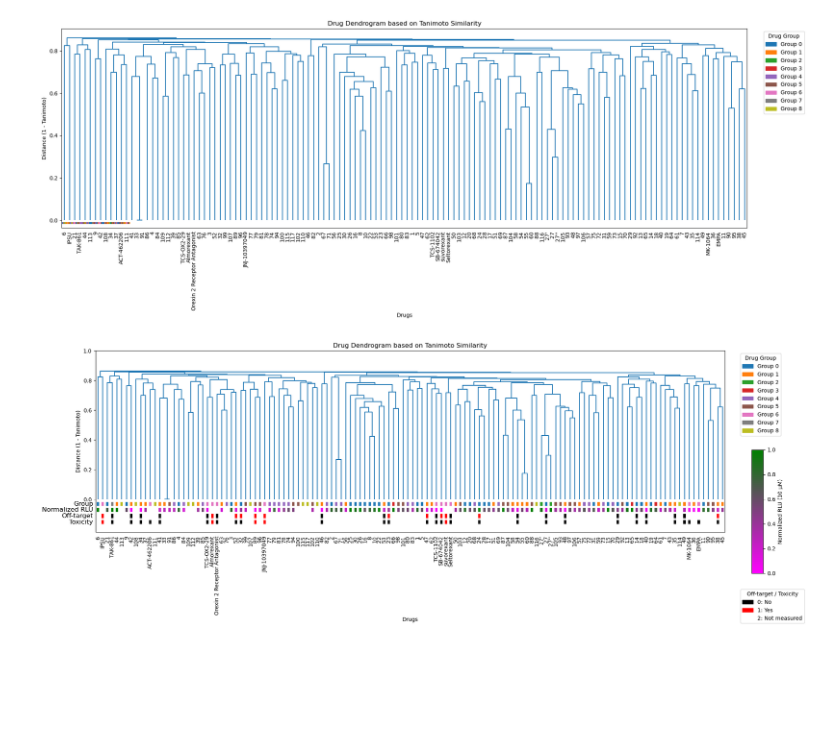
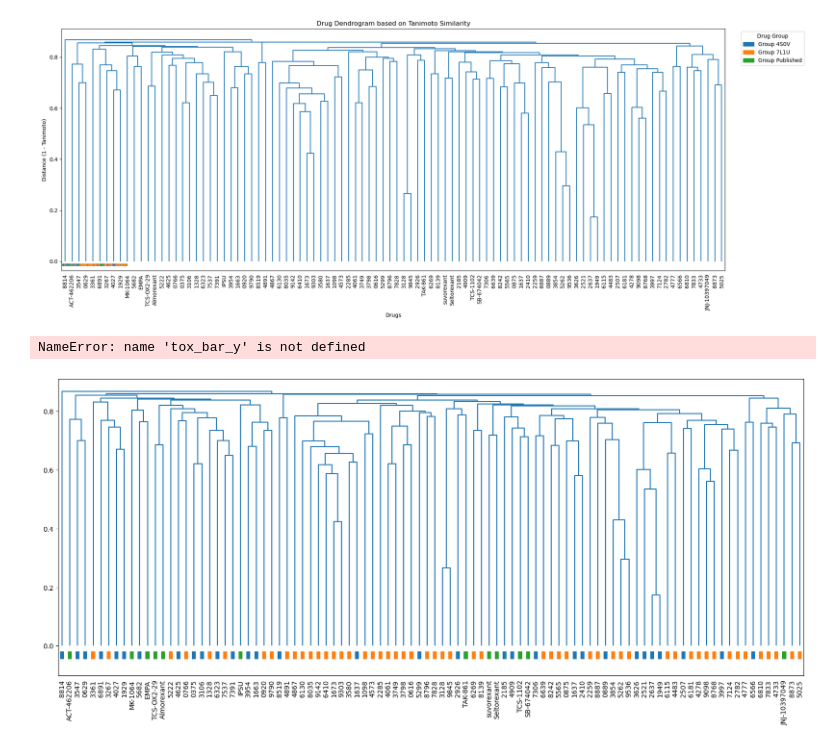
Before and after one commit to toadlover/ginsparg_thymelab_thesis, a Jupyter notebook: jupyter_notebooks/figure_making/drug_phylogeny_summary/drug_phylogeny_analysis.ipynb, the cells around one changed output. Drawn from its saved outputs; the diff is of its cells as text; code cells hidden in the pictures; blank space fills up the shorter version.

Commit message:
updating dendrogram to not include round 2 antagonists, general  tidying, and removing tango data, toxicity/off target

```diff
--- a/jupyter_notebooks/figure_making/drug_phylogeny_summary/drug_phylogeny_analysis.ipynb
+++ b/jupyter_notebooks/figure_making/drug_phylogeny_summary/drug_phylogeny_analysis.ipynb
@@ -15,7 +15,8 @@ import scipy
 
 
 # Load your CSV
-df = pd.read_csv('drug_summary_data.csv')
+#df = pd.read_csv('drug_summary_data.csv')
+df = pd.read_csv('drug_summary_data_4code_supplementary_figure.csv')
 
 df
 # %% [output]
@@ -214,8 +215,9 @@ plt.ylabel("Distance (1 - Tanimoto)")
 plt.tight_layout()
 plt.show()
 # %% [output]
-[figure, old version]
+[figure, new version]
 # %%
+"""
 from scipy.cluster.hierarchy import set_link_color_palette
 import matplotlib.patches as mpatches
 import matplotlib.pyplot as plt
@@ -267,6 +269,7 @@ for x, color in zip(tick_positions, group_colors_ordered):
 
 # Extend y-limit to make room
 ax.set_ylim(bar_y - bar_height * 2, ymax)
+
 
 # Add legend
 handles = [mpatches.Patch(color=group_lut[g], label=f'Group {g}') for g in sorted(group_lut)]
@@ -327,6 +330,7 @@ for x, color in zip(tick_positions, rlu_colors_ordered):
 # Adjust y-limits to make room
 ax.set_ylim(rlu_bar_y - rlu_bar_height * 2, ymax)
 
+
 from matplotlib.colorbar import ColorbarBase
 
 # Create new axis for colorbar
@@ -342,15 +346,16 @@ id_to_tox = dict(zip(df['short_id'], df['toxicity']))
 off_colors_ordered = [offtarget_colors[id_to_off[sid]] for sid in leaf_labels]
 tox_colors_ordered = [toxicity_colors[id_to_tox[sid]] for sid in leaf_labels]
 
+
 # Bar spacing & dimensions
 bar_width = 5
 bar_height = (ymax - ymin) * 0.03
 
 # Y positions for each bar row
 group_bar_y   = ymin - (ymax - ymin) * 0.05
-rlu_bar_y     = group_bar_y - bar_height * 1.5
-off_bar_y     = rlu_bar_y   - bar_height * 1.5
-tox_bar_y     = off_bar_y   - bar_height * 1.5
+#rlu_bar_y     = group_bar_y - bar_height * 1.5
+#off_bar_y     = rlu_bar_y   - bar_height * 1.5
+#tox_bar_y     = off_bar_y   - bar_height * 1.5
 
 # Draw bars
 for x, color in zip(tick_positions, group_colors_ordered):
@@ -365,6 +370,7 @@ for x, color in zip(tick_positions, off_colors_ordered):
 for x, color in zip(tick_positions, tox_colors_ordered):
     ax.add_patch(plt.Rectangle((x - bar_width/2, tox_bar_y), bar_width, bar_height, color=color, linewidth=0))
 
+
 # Update y-limit to fit everything
 ax.set_ylim(tox_bar_y - bar_height * 2, ymax)
 
@@ -374,7 +380,7 @@ legend_offtox = [
     mpatches.Patch(color='white', edgecolor='black', label='2: Not measured')
 ]
 
-ax.legend(handles=legend_offtox, bbox_to_anchor=(1.02, 0.6), loc='upper left', title='Off-target / Toxicity')
+#ax.legend(handles=legend_offtox, bbox_to_anchor=(1.02, 0.6), loc='upper left', title='Off-target / Toxicity')
 
 # Second legend: Off-target / Toxicity
 ax.legend(
@@ -382,35 +388,37 @@ ax.legend(
     bbox_to_anchor=(1.02, -0.3),  # Lower down
     loc='upper left',
     title='Off-target / Toxicity'
 )
 
 ax.set_ylim(tox_bar_y - bar_height * 2, ymax)  # Keep enough space for all bars
 ax.tick_params(axis='y', which='both', direction='out')  # tidy appearance
 ax.set_yticks([ytick for ytick in ax.get_yticks() if ytick >= 0])  # hide negative ticks
 
 #ax.set_ylim(0, ymax)
 
 # Choose a fixed x position left of first tick, for example:
 text_x = tick_positions[0] - 10  # Adjust offset so text is visible and not clipped
 
 # Add text labels aligned with each bar row
 ax.text(text_x, group_bar_y + bar_height/2, "Group", va='center', ha='right', fontsize=12)
-ax.text(text_x, rlu_bar_y + bar_height/2, "Normalized RLU", va='center', ha='right', fontsize=12)
-ax.text(text_x, off_bar_y + bar_height/2, "Off-target", va='center', ha='right', fontsize=12)
-ax.text(text_x, tox_bar_y + bar_height/2, "Toxicity", va='center', ha='right', fontsize=12)
+#ax.text(text_x, rlu_bar_y + bar_height/2, "Normalized RLU", va='center', ha='right', fontsize=12)
+#ax.text(text_x, off_bar_y + bar_height/2, "Off-target", va='center', ha='right', fontsize=12)
+#ax.text(text_x, tox_bar_y + bar_height/2, "Toxicity", va='center', ha='right', fontsize=12)
 
 
 # Titles and labels
 #plt.title("Drug Dendrogram based on Tanimoto Similarity")
 ax.set_title("Drug Dendrogram based on Tanimoto Similarity")
-ax.set_xlabel("Drugs")
+#ax.set_xlabel("Drugs")
 ax.set_ylabel("Distance (1 - Tanimoto)")
 #plt.xlabel("Drugs")
 #plt.ylabel("Distance (1 - Tanimoto)")
 plt.tight_layout()
 
 plt.savefig('drug_dendrogram.png', dpi=300, bbox_inches='tight')
 
 plt.show()
+"""
 # %% [output]
+NameError: name 'tox_bar_y' is not defined
-[figure, old version]
+[figure, new version]
```
Also changed, not shown: parts of 6 cells of this notebook, 4 other files.
